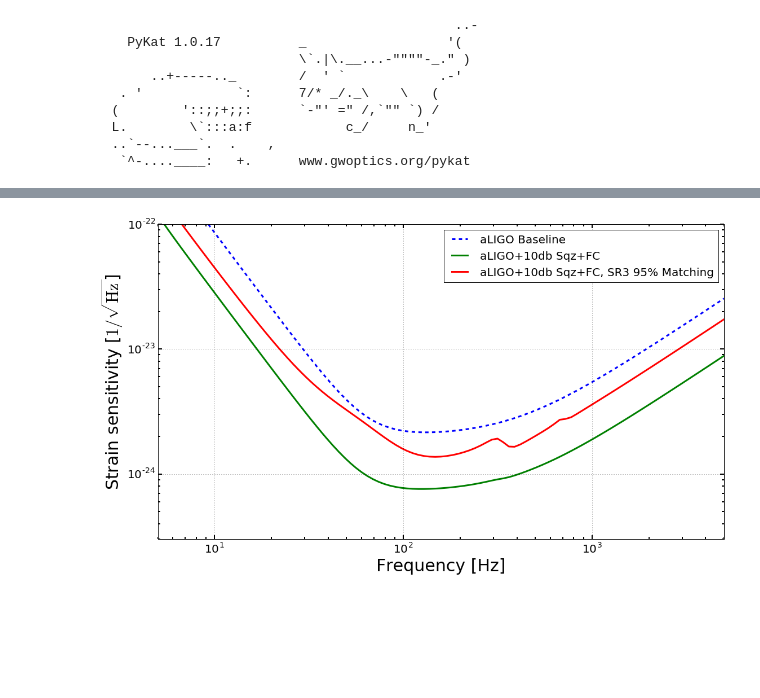
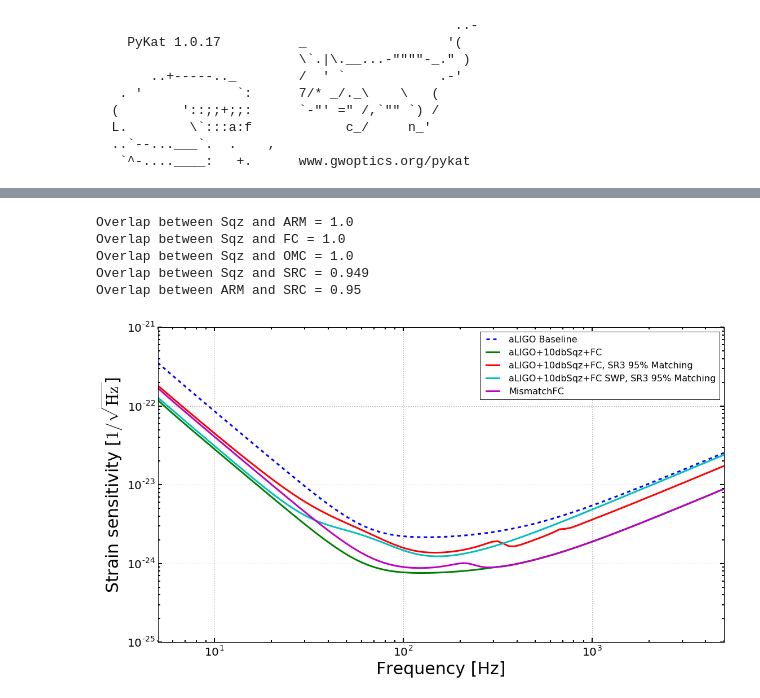
Before and after one commit to TVoPhysics/ModeMatchingSimulations, a Jupyter notebook: Simulations/MM_SRCtoOMC_FindBumps.ipynb, the cells around one changed output, grey strips where cells are left out. Drawn from its saved outputs; the diff is of its cells as text; code cells hidden in the pictures; blank space fills up the shorter version.

```diff
--- a/Simulations/MM_SRCtoOMC_FindBumps.ipynb
+++ b/Simulations/MM_SRCtoOMC_FindBumps.ipynb
@@ -173,26 +154,93 @@ q_sqz_y = out_varySR3["q_sqz_y"][0]
+# %%
+### Compare the squeezing node by swapping FC around in order
+kat3 = kat2.deepcopy()
+
+#remove cavs to reset order
+for cav in kat3.getAll(pykat.commands.cavity):
+        cav.remove()
+
+kat3.parseCommands(cav_commands_FC_first)
+
+for cav in kat3.getAll(pykat.commands.cavity):
+        cav.enabled=True
+
+out_varySR3_FCswp = kat3.run()
+
+#Find the modematching overlaps between cavities
+kat_findmode = kat3.deepcopy()
+mode_dict = Find_Modes.find_all(kat_findmode,out_varySR3_FCswp["q_sqz_x"][0],out_varySR3_FCswp["q_sqz_y"][0])
+print("Overlap between Sqz and ARM = " + str(round(pykat.BeamParam.overlap(
+                mode_dict['q_sqz_BS_x'],mode_dict['ARMx']) ,3)))
+
+print("Overlap between Sqz and FC = "  + str(round(pykat.BeamParam.overlap(
+                mode_dict['q_sqz_BS_x'],mode_dict['FCx'])  ,3)))
+
+print("Overlap between Sqz and OMC = " + str(round(pykat.BeamParam.overlap(
+                mode_dict['q_sqz_BS_x'],mode_dict['OMCx']) ,3)))
+
+print("Overlap between Sqz and SRC = " + str(round(pykat.BeamParam.overlap(
+                mode_dict['q_sqz_BS_x'],mode_dict['SRCx']) ,3)))
+
+print("Overlap between ARM and SRC = " + str(round(pykat.BeamParam.overlap(
+                mode_dict['ARMx'],mode_dict['SRCx']) ,3)))
+# %% [output]
+Overlap between Sqz and ARM = 1.0
+Overlap between Sqz and FC = 1.0
+Overlap between Sqz and OMC = 1.0
+Overlap between Sqz and SRC = 0.949
+Overlap between ARM and SRC = 0.95
+# %%
+### Mismatch just the FC
+
+kat5 = kat1.deepcopy()
+
+#remove cavs to reset order
+for cav in kat5.getAll(pykat.commands.cavity):
+        cav.remove()
+
+kat5.parseCommands(cav_commands_FC_last)
+
+for cav in kat5.getAll(pykat.commands.cavity):
+        cav.enabled=True
+
+
+kat5.EMFC.Rc = 15.999+0.0005
+# Get the q at the sqzer
+out_mismatch_FC = kat5.run()
 # %%
 pl.figure(figsize=(18, 10), dpi=80)
 pl.subplot(111)
 
-pl.loglog(out_perfect_mm.x, out_perfect_mm_nosqz['NSR_with_RP'],'--',linewidth=3, label='aLIGO Baseline')
-pl.loglog(out_perfect_mm.x, out_perfect_mm['NSR_with_RP'],linewidth=3, label='aLIGO+10db Sqz+FC')
+pl.loglog(out_perfect_mm.x, out_perfect_mm_nosqz['NSR_with_RP'],'--',linewidth=3,\
+          label='aLIGO Baseline')
 
-pl.loglog(out_varySR3.x, out_varySR3['NSR_with_RP'],linewidth=3, label='aLIGO+10db Sqz+FC, SR3 95% Matching')
+pl.loglog(out_perfect_mm.x, out_perfect_mm['NSR_with_RP'],linewidth=3,\
+          label='aLIGO+10dbSqz+FC')
+
+pl.loglog(out_varySR3.x, out_varySR3['NSR_with_RP'],linewidth=3,\
+          label='aLIGO+10dbSqz+FC, SR3 95% Matching')
+
+pl.loglog(out_varySR3_FCswp.x, out_varySR3_FCswp['NSR_with_RP'],linewidth=3, \
+          label='aLIGO+10dbSqz+FC SWP, SR3 95% Matching')
+
+pl.loglog(out_varySR3_FCswp.x, out_mismatch_FC['NSR_with_RP'],linewidth=3, \
+          label='MismatchFC')
+
 
 pl.xlim(out_perfect_mm.x.min(),out_perfect_mm.x.max())
-pl.ylim(3e-25,1e-22)
+#pl.ylim(3e-25,1e-22)
 
 pl.xlabel("Frequency [Hz]",fontsize=30)
 pl.ylabel("Strain sensitivity [$1/\\sqrt{\mathrm{Hz}}$]",fontsize=30)
 
 ###Main plot formatting
 pl.tick_params(labelsize=20)
 pl.tick_params(which='both', width=2)
 pl.tick_params(which='major', length=7)
 pl.tick_params(which='minor', length=4)
 pl.grid(True, zorder=-1)
-pl.legend(fontsize=20)
+pl.legend(fontsize=16)
 
 pl.show()
 # %% [output]
-[figure, old version]
+[figure, new version]
```
Also changed, not shown: parts of 7 cells of this notebook, 3 other files.
